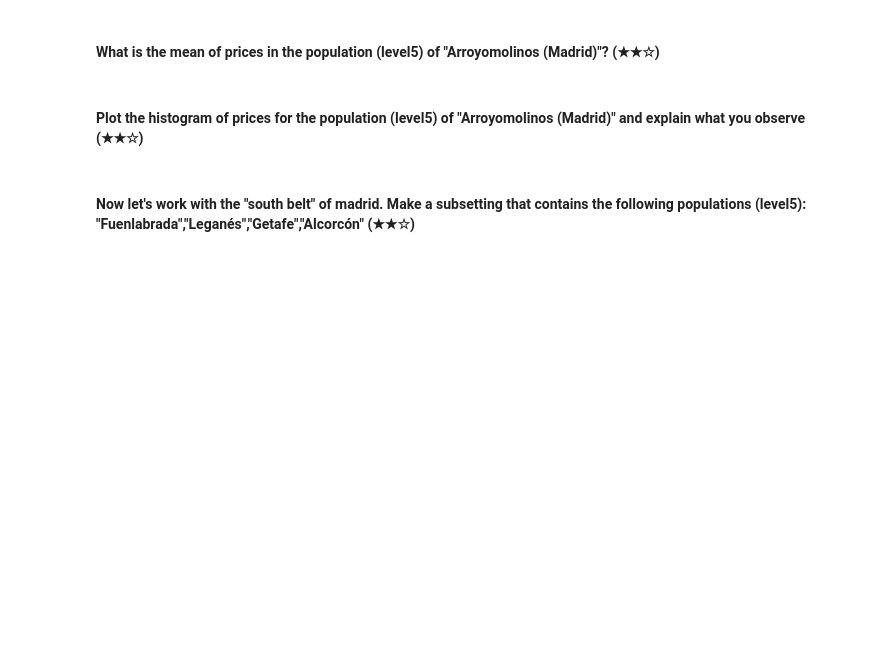
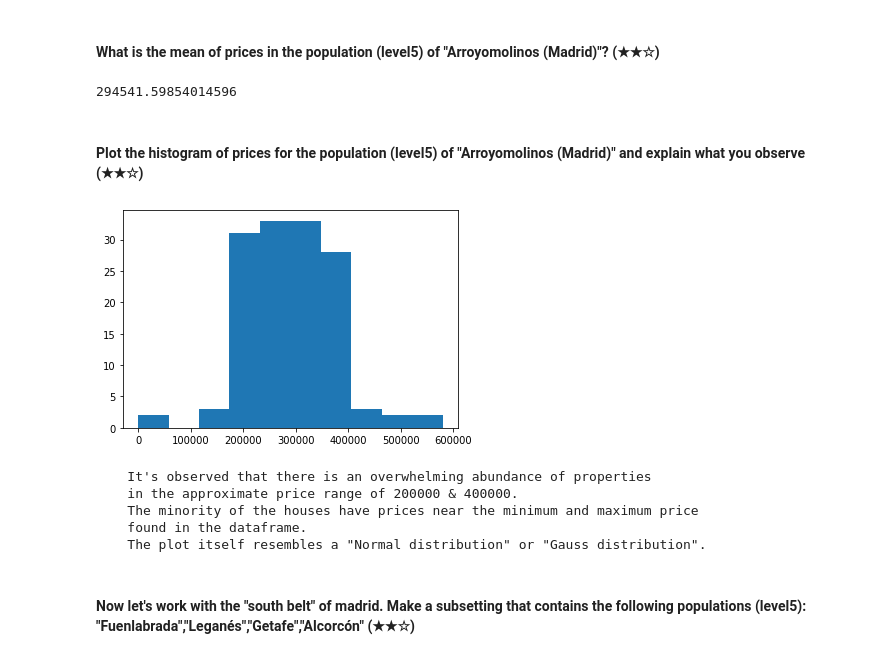
Before and after one commit to juano1123/real_state_data_cleanup, a Jupyter notebook: project.ipynb, the cells around one changed output. Cells and saved outputs as stored; diff of their text form; code cells hidden in the pictures; blank space fills up the shorter version.

```diff
--- a/project.ipynb
+++ b/project.ipynb
@@ -45,6 +106,38 @@ print(data_frame)
 # %% [markdown]
 #### What is the mean of prices in the population (level5) of "Arroyomolinos (Madrid)"? (★★☆)
+# %%
+import pandas as pd
+
+data_frame = pd.read_csv('./assets/real_estate.csv', sep=";")
+filtered_data_frame = data_frame[data_frame['level5'] == "Arroyomolinos (Madrid)"]
+print(filtered_data_frame['price'].mean())
+# %% [output]
+294541.59854014596
 # %% [markdown]
 #### Plot the histogram of prices for the population (level5) of "Arroyomolinos (Madrid)" and explain what you observe (★★☆)
+# %%
+import pandas as pd
+import matplotlib.pyplot as plt
+
+data_frame = pd.read_csv('./assets/real_estate.csv', sep=";")
+filtered_data_frame = data_frame[data_frame['level5'] == "Arroyomolinos (Madrid)"]
+plt.hist(filtered_data_frame['price'])
+plt.show()
+observations = \
+    """
+    It's observed that there is an overwhelming abundance of properties
+    in the approximate price range of 200000 & 400000.
+    The minority of the houses have prices near the minimum and maximum price
+    found in the dataframe.
+    The plot itself resembles a "Normal distribution" or "Gauss distribution".
+    """
+print(observations)
+# %% [output]
+[figure, added]
+    It's observed that there is an overwhelming abundance of properties
+    in the approximate price range of 200000 & 400000.
+    The minority of the houses have prices near the minimum and maximum price
+    found in the dataframe.
+    The plot itself resembles a "Normal distribution" or "Gauss distribution".
 # %% [markdown]
 #### Now let's work with the "south belt" of madrid. Make a subsetting that contains the following populations (level5): "Fuenlabrada","Leganés","Getafe","Alcorcón" (★★☆)
```
Also changed, not shown: parts of 20 cells of this notebook, 3 other files.
